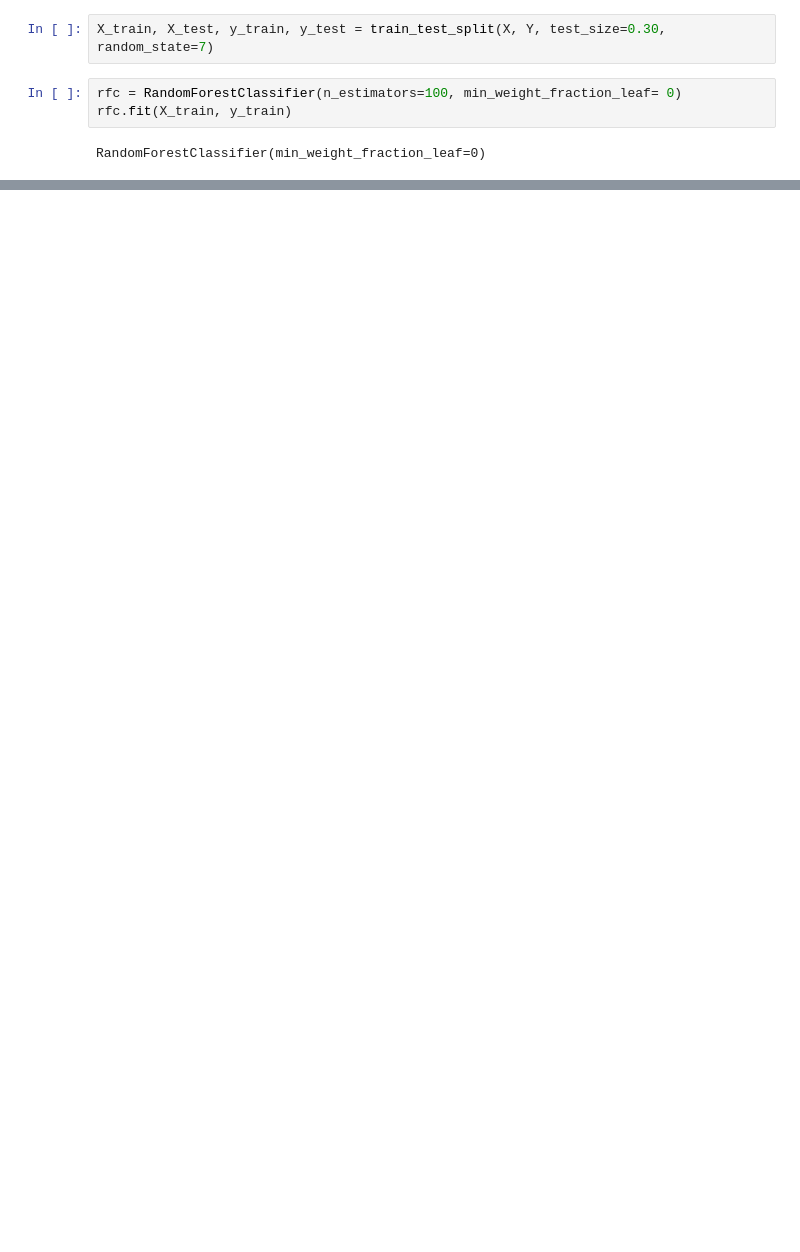
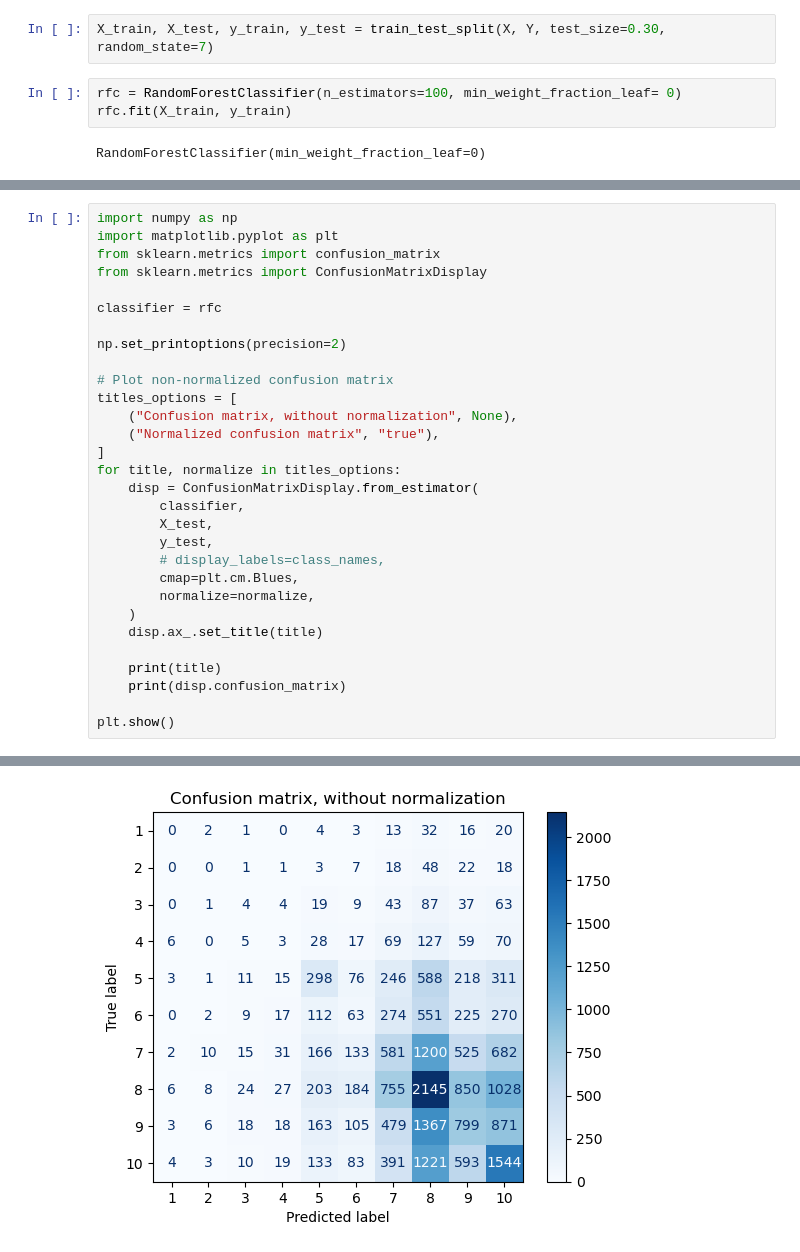
Before and after one commit to fichtnerma/Recommender, a Jupyter notebook: rf-bookCrossing4.ipynb, the cells around one changed output, grey strips where cells are left out. Saved outputs shown, nothing was run; the diff lists cells and outputs as text; blank space fills up the shorter version.

Commit message:
feat(rf): print confusion matrix

```diff
--- a/rf-bookCrossing4.ipynb
+++ b/rf-bookCrossing4.ipynb
@@ -246,0 +258,31 @@ weighted avg       0.24      0.23      0.23       214
+# %%
+import numpy as np
+import matplotlib.pyplot as plt
+from sklearn.metrics import confusion_matrix
+from sklearn.metrics import ConfusionMatrixDisplay
+
+classifier = rfc
+
+np.set_printoptions(precision=2)
+
+# Plot non-normalized confusion matrix
+titles_options = [
+    ("Confusion matrix, without normalization", None),
+    ("Normalized confusion matrix", "true"),
+]
+for title, normalize in titles_options:
+    disp = ConfusionMatrixDisplay.from_estimator(
+        classifier,
+        X_test,
+        y_test,
+        # display_labels=class_names,
+        cmap=plt.cm.Blues,
+        normalize=normalize,
+    )
+    disp.ax_.set_title(title)
+
+    print(title)
+    print(disp.confusion_matrix)
+
+plt.show()
+# %% [output]
@@ -246,0 +306 @@ weighted avg       0.24      0.23      0.23       214
+[figure, added]
```
Also changed, not shown: parts of 14 cells of this notebook.
